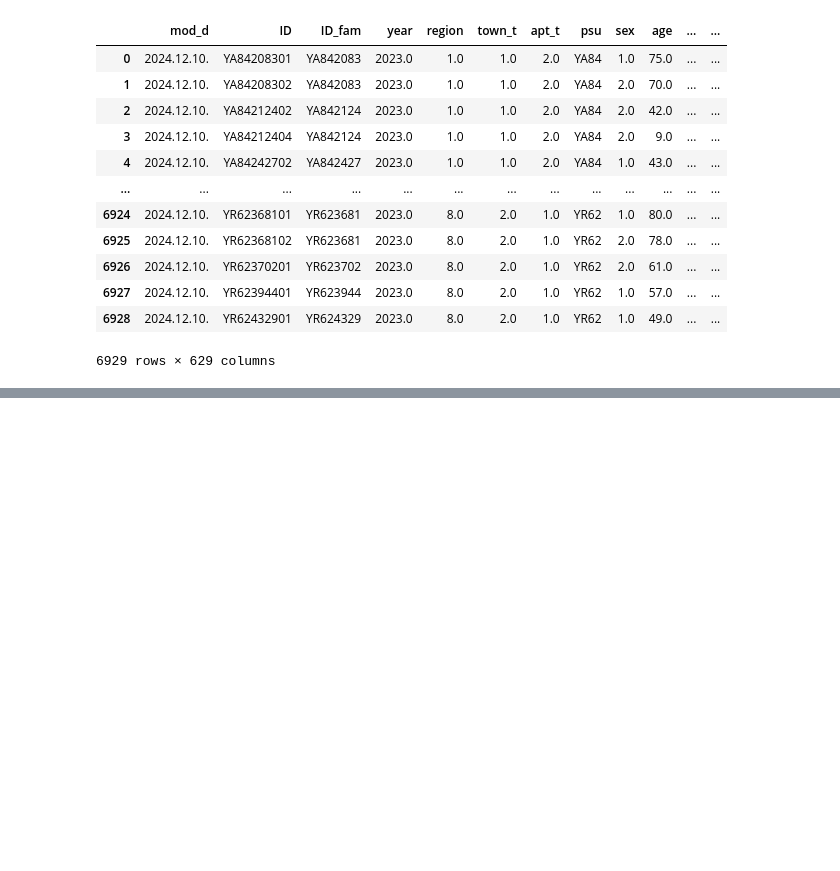
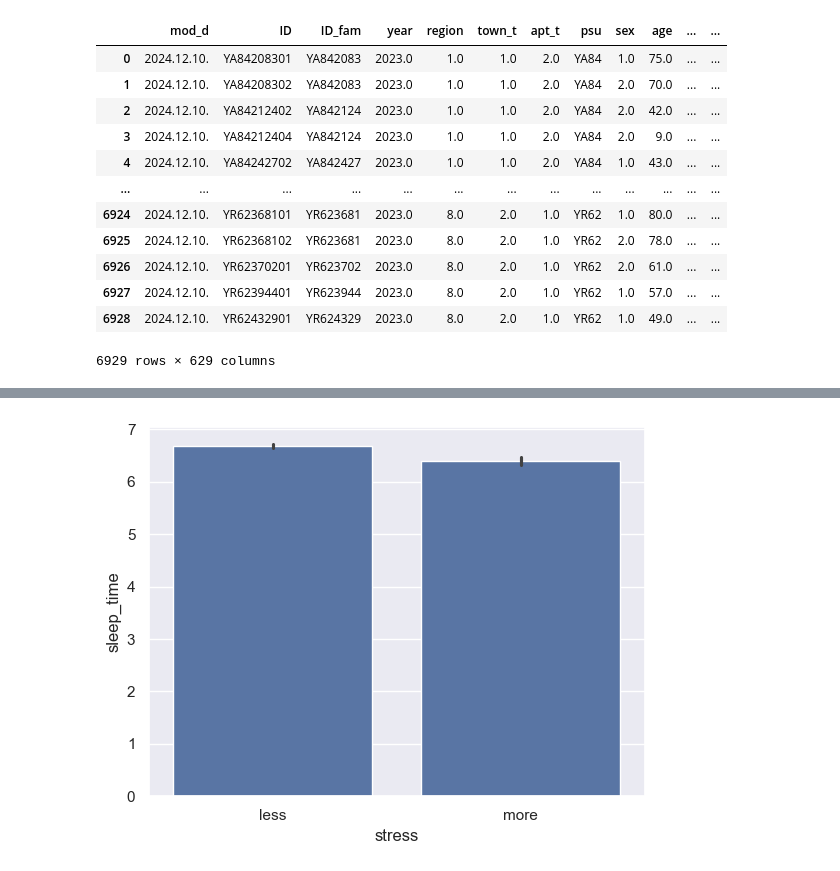
Before and after one commit to rediing/DS101_midterm, a Jupyter notebook: 수면건강.ipynb, the cells around one changed output, grey strips where cells are left out. Saved outputs shown, nothing was run; the diff lists cells and outputs as text; code cells hidden in the pictures; blank space fills up the shorter version.

```diff
--- a/수면건강.ipynb
+++ b/수면건강.ipynb
@@ -98,17 +93,17 @@ df_selected = df_selected[~df_selected['현재 흡연 여부'].isin([9])].copy()
 # %%
 conditions = [(df_selected['음주 빈도'] == 8) | (df_selected['음주량'] == 8), df_selected['음주 빈도'] <= 3, (df_selected['음주 빈도'] >= 4) & (df_selected['음주량'] <= 2), (df_selected['음주 빈도'] >= 5) & (df_selected['음주량'] >= 3)]
-choices = ['금주', '적음', '보통', '과음']
-df_selected['음주'] = np.select(conditions, choices, default = 'NaN')
+choices = ['never', 'less', 'normal', 'more']
+df_selected['drk'] = np.select(conditions, choices, default = 'NaN')
 # %%
 conditions = [(df_selected['현재 흡연 여부'] == 3) | (df_selected['현재 흡연 여부']==8) , df_selected['현재 흡연 여부'] == 2, df_selected['현재 흡연 여부']==1]
-choices = ['금연','가끔','매일']
-df_selected['흡연'] = np.select(conditions, choices, default = 'NaN')
+choices = ['never','sometimes','everyday']
+df_selected['smk'] = np.select(conditions, choices, default = 'NaN')
 # %%
 df_selected = df_selected[df_selected.age >= 19].copy() #미성년자 제거: 음주, 흡연과의 관계를 보고있기때문에 제거해도 영향 x
 # %%
-df_selected['유산소 신체활동'] = df_selected['유산소 신체활동 실천율'].map({0: '하지않음', 1: '함'})
+df_selected['workout'] = df_selected['유산소 신체활동 실천율'].map({0: 'no', 1: 'yes'})
 # %%
-df_selected['스트레스 인지'] = df_selected['스트레스 인지율'].map({0: '적게 느낌', 1: '많이 느낌'})
+df_selected['stress'] = df_selected['스트레스 인지율'].map({0: 'less', 1: 'more'})
 # %%
 df_selected
 # %% [output]
@@ -162,2 +142,9 @@ df_selected.describe()
 # %%
 df_selected.to_csv("df_selected.csv", index=False, encoding="utf-8-sig")
+# %%
+# 막대그래프(barplot) 예시
+sns.barplot(x = "stress", y  = "sleep_time", data = df_selected)
+# ?sns.barplot
+plt.show()
+# %% [output]
+[figure, added]
```
Also changed, not shown: parts of 12 cells of this notebook, 2 other files.
